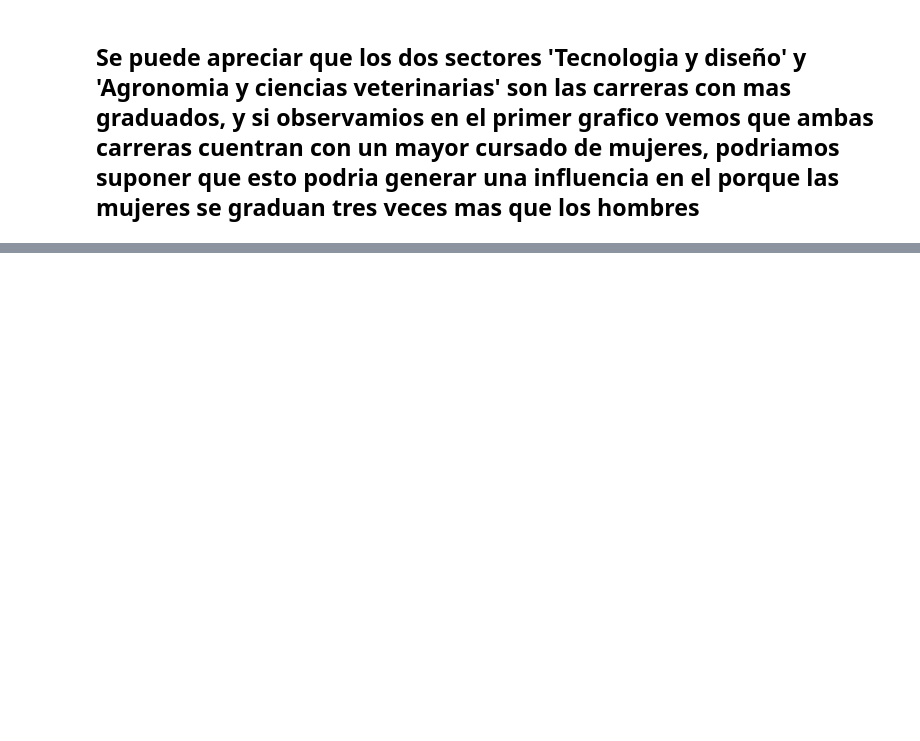
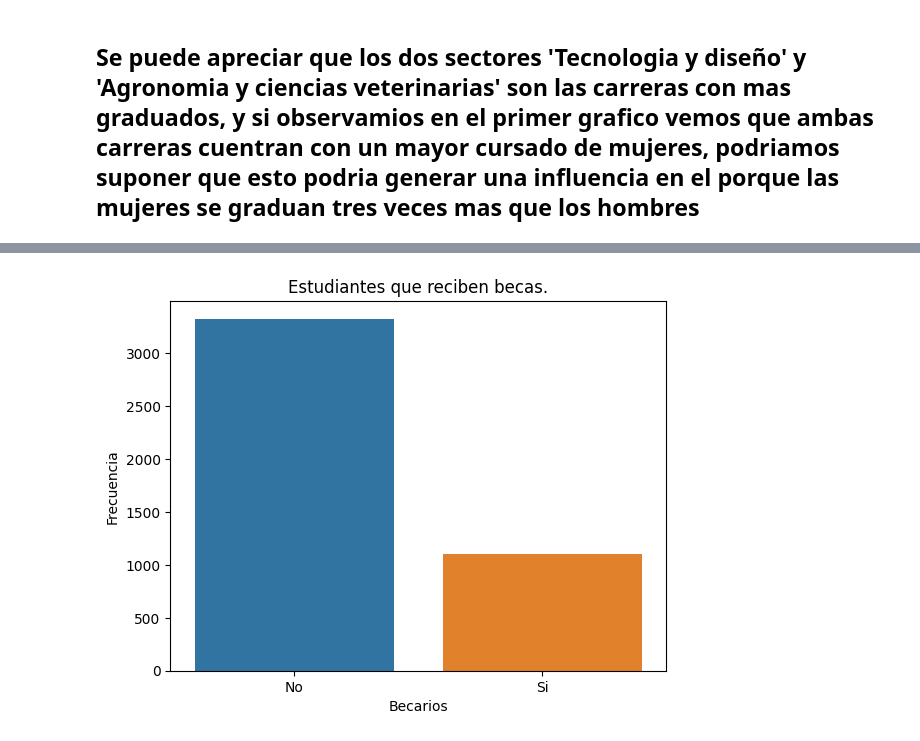
Before and after one commit to fowardelcac/Abandono-Escolar, a Jupyter notebook: Notebooks/conclusiones.ipynb, the cells around one changed output, grey strips where cells are left out. Drawn from its saved outputs; the diff is of its cells as text; code cells hidden in the pictures; blank space fills up the shorter version.

```diff
--- a/Notebooks/conclusiones.ipynb
+++ b/Notebooks/conclusiones.ipynb
@@ -18,7 +12,7 @@ import seaborn as sns
 # %%
 sector = pd.read_csv('/content/Abandono-Escolar/Dataset/datasets2/Data_with_sector.csv').drop('Unnamed: 0', axis = 1)
 df = pd.read_csv('/content/Abandono-Escolar/Dataset/datasets2/df.csv').drop('Unnamed: 0', axis = 1)
-internat = pd.read_csv('/content/Abandono-Escolar/Dataset/dataset.csv')['International'].to_frame()
+internat = pd.read_csv('/content/Abandono-Escolar/Dataset/dataset.csv')['International']
 # %%
 df.head()
 # %% [output]
@@ -137,0 +166,5 @@ plt.show()
+# %%
+dd = sector.Sector
+data_b = df.filter(['Target', 'scholarship', 'Gender', 'Esn'], axis = 1)
+data = pd.concat([data_b, internat, dd], axis=1)
+data
@@ -137,0 +185,12 @@ plt.show()
+# %%
+sns.countplot(x='scholarship', data=data)
+
+plt.ylabel("Frecuencia")
+plt.xlabel("Becarios")
+plt.title("Estudiantes que reciben becas.")
+plt.xticks(ticks=[0,1], labels=['No','Si'])
+
+# Muestra el gráfico
+plt.show()
+# %% [output]
+[figure, added]
```
Also changed, not shown: parts of 23 cells of this notebook.
